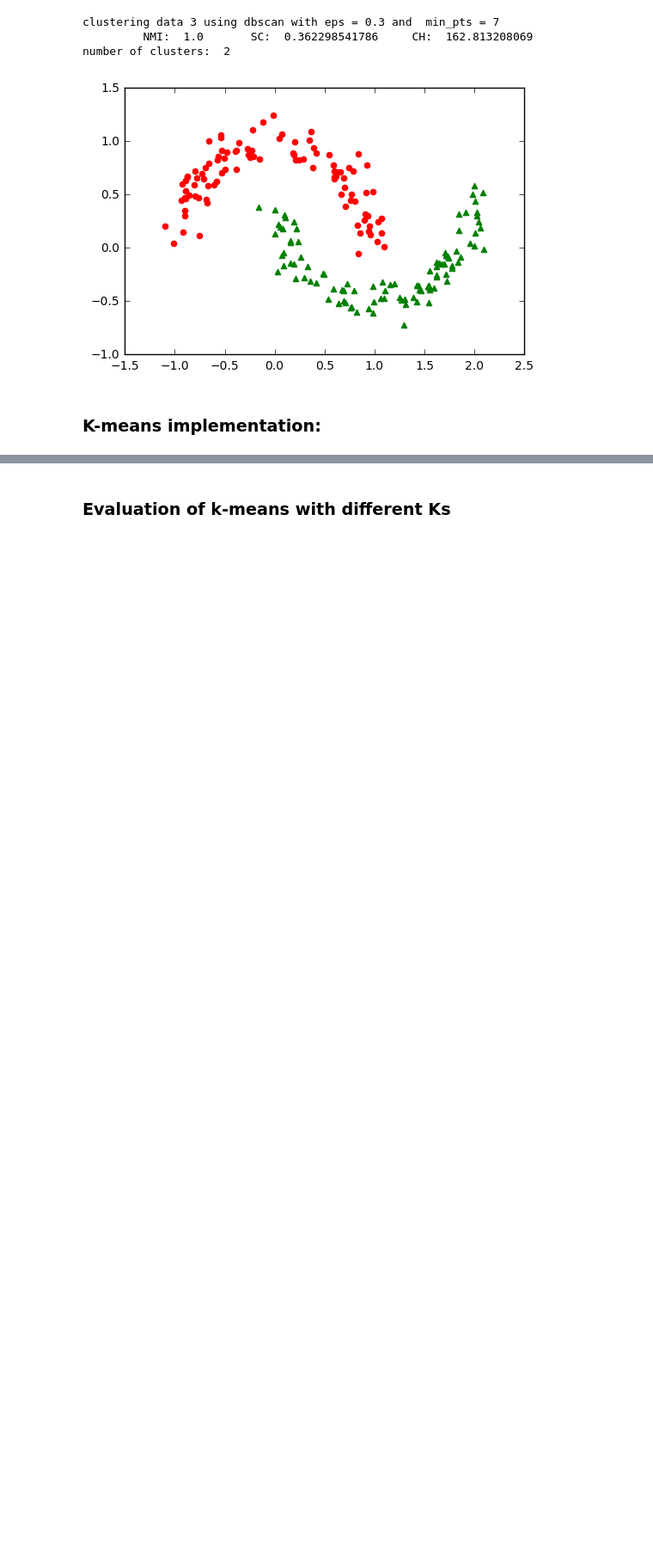
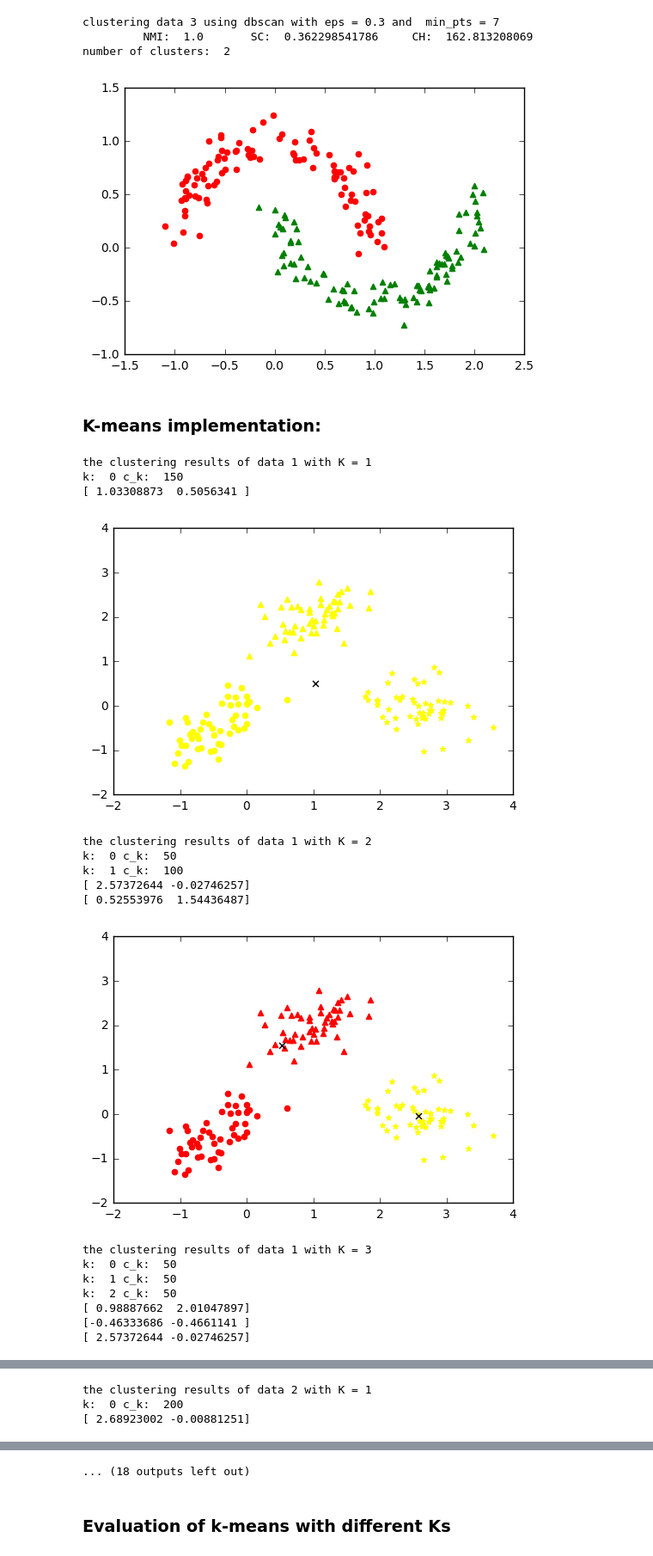
Before and after one commit to mahaalkh/CS6220_DataMining, a Jupyter notebook: Maha_Alkhairy_CS6220_HW4/HW4_V2.ipynb, the cells around one changed output, grey strips where cells are left out. Shown: that part at 86% size. Saved outputs shown, nothing was run; the diff lists cells and outputs as text; code cells hidden in the pictures; blank space fills up the shorter version.

```diff
--- a/Maha_Alkhairy_CS6220_HW4/HW4_V2.ipynb
+++ b/Maha_Alkhairy_CS6220_HW4/HW4_V2.ipynb
@@ -523,7 +523,7 @@ def k_means(K, input_matrix, initial_means = False,num_restarts = 100):
             sses.append(sse)
     return clusterings[sses.index(min(sses))][0],clusterings[sses.index(min(sses))][1] , min(sses)
 
- def K_means_helper(K, input_matrix, initial_means = False):
+def K_means_helper(K, input_matrix, initial_means = False):
     """
     K: number of clusters
     ...
@@ -535,20 +535,24 @@ def k_means(K, input_matrix, initial_means = False,num_restarts = 100):
     else:
         cluster_means = initial_means
 
-    cluster_assignments = np.zeros((N, K))
+    cluster_assignments = get_cluster_assignments(K, cluster_means, input_matrix)
     sse = compute_sse(input_matrix, cluster_assignments, cluster_means, K)
 
     converged = False
     i = 0
     while not converged:
         prev_cluster_assignments = cluster_assignments
+        prev_means = cluster_means
+        prev_sse = sse
+
+
+        cluster_means = get_cluster_means(K, cluster_assignments, input_matrix)
         cluster_assignments = get_cluster_assignments(K, cluster_means, input_matrix)
-        prev_means = cluster_means
-        cluster_means = get_cluster_means(K, cluster_assignments, input_matrix)
-        prev_sse = sse
         sse = compute_sse(input_matrix, cluster_assignments, cluster_means, K)
+
         converged = converged_check(prev_cluster_assignments, cluster_assignments, cluster_means, prev_means, prev_sse, sse, i)
         i = i + 1
+
     return (cluster_assignments, cluster_means, sse)
 
 def converged_check(cluster_assignments_prev, cluster_assignments, cluster_means, cluster_means_prev, prev_sse, sse, i):
@@ -557,6 +561,8 @@ def converged_check(cluster_assignments_prev, cluster_assignments, cluster_means
 #     print("same cluster assignement?: ", np.array_equal(cluster_assignments_prev, cluster_assignments))
 #     print("same cluster means?: ", np.array_equal(cluster_means, cluster_means_prev))
 #     print("same sse?:", (prev_sse == sse))
+    if i == 99:
+        "print i = 99"
     return  np.array_equal(cluster_assignments_prev, cluster_assignments) or\
             np.array_equal(cluster_means, cluster_means_prev) or\
             (prev_sse == sse) or\
@@ -572,7 +578,7 @@ def get_cluster_assignments(K, cluster_means, input_matrix):
 
     for i in range(N):
         x_i = input_matrix[i]
-        distances = list(map(lambda m: np.linalg.norm((x_i - m), ord=2), cluster_means))
+        distances = list(map(lambda m: distance.euclidean(x_i, m), cluster_means))
         k = distances.index(min(distances))
         cluster_assignments[i, k] = 1
     return cluster_assignments
@@ -603,7 +609,7 @@ def compute_sse(input_matrix, clustering_assignments, cluster_means, K):
     SSE_list = []
     for k in range(K):
         cluster_k =  getClusteredData(input_matrix, clustering_assignments, k)
-        if len(cluster_k)  == 0:
+        if len(cluster_k) == 0:
             sse_k = 0
 
         else:
@@ -651,26 +655,44 @@ def plot_kmean_labels(input_matrix, cluster_assignments, centroids, original_lab
 # %%
 ########### run k-means:
 
 def plot_k_means(data_matrix, K, original_labels, clustering_text, num_restarts=100, initial_means=False):
     """
     """
     print(clustering_text)
     cluster_assignments, cluster_means, sse = k_means(K, data_matrix, num_restarts=num_restarts)
     plot_kmean_labels(data_matrix,
                         cluster_assignments,
                         cluster_means,
                         original_labels,
                         K,
                         ["red", "blue", "green", "pink", "yellow"],
                         ["o", "^", "*", "s", "D"])
     return cluster_assignments, cluster_means, sse
 
 
 
 clustering_text = "the clustering results of data {} with K = {}"
 
 data1_cluster_assignments = [plot_k_means(data1_matrix, K, data1_labels, clustering_text.format(1, K), num_restarts = 1) for K in range(1, 6)]
 
-# data2_cluster_assignments = [plot_k_means(data2_matrix, K, data2_labels, clustering_text.format(2, K)) for K in range(1, 6)]
+data2_cluster_assignments = [plot_k_means(data2_matrix, K, data2_labels, clustering_text.format(2, K)) for K in range(1, 6)]
 
-# data3_cluster_assignments = [plot_k_means(data3_matrix, K, data3_labels, clustering_text.format(3, K)) for K in range(1, 6)]
+data3_cluster_assignments = [plot_k_means(data3_matrix, K, data3_labels, clustering_text.format(3, K)) for K in range(1, 6)]
+# %% [output]
+the clustering results of data 1 with K = 1
+k:  0 c_k:  150
+[ 1.03308873  0.5056341 ]
+[figure, added]
+the clustering results of data 1 with K = 2
+k:  0 c_k:  50
+k:  1 c_k:  100
+[ 2.57372644 -0.02746257]
+[ 0.52553976  1.54436487]
+[figure, added]
+the clustering results of data 1 with K = 3
+k:  0 c_k:  50
+k:  1 c_k:  50
+k:  2 c_k:  50
+[ 0.98887662  2.01047897]
+[-0.46333686 -0.4661141 ]
+[ 2.57372644 -0.02746257]
@@ -676,0 +722,3 @@ data1_cluster_assignments = [plot_k_means(data1_matrix, K, data1_labels, cluster
+the clustering results of data 2 with K = 1
+k:  0 c_k:  200
+[ 2.68923002 -0.00881251]
@@ -677,3 +726,4 @@ data1_cluster_assignments = [plot_k_means(data1_matrix, K, data1_labels, cluster
+... (18 outputs left out)
 # %% [markdown]
 ### Evaluation of k-means with different Ks
 # %%
```
Also changed, not shown: parts of 2 cells of this notebook.
